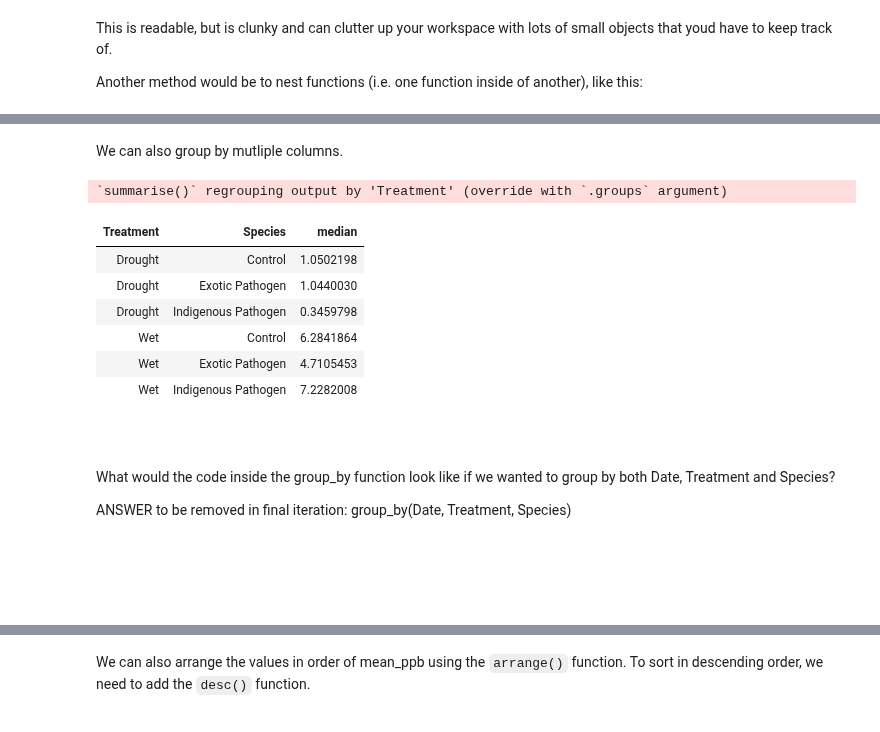
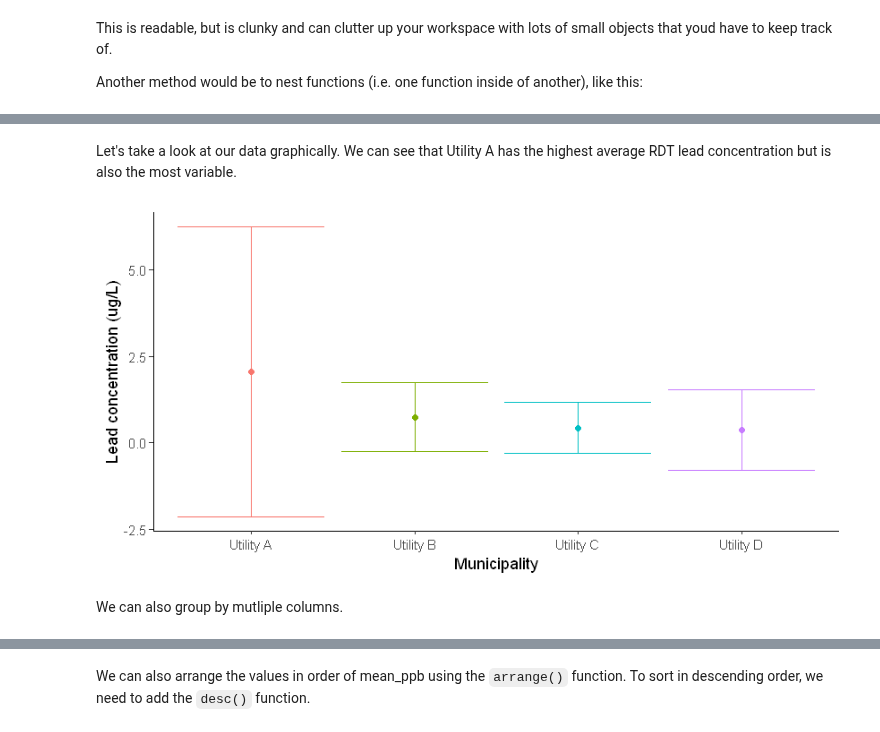
Before and after one commit to Diego-Ibarra/biol3782, a Jupyter notebook: week5/advanced_data_manipulation - JL edited version.ipynb, the cells around one changed output, grey strips where cells are left out. Drawn from its saved outputs; the diff is of its cells as text; code cells hidden in the pictures.

```diff
--- a/week5/advanced_data_manipulation - JL edited version.ipynb
+++ b/week5/advanced_data_manipulation - JL edited version.ipynb
@@ -167,3 +112,5 @@ combined_data <- left_join(photosynthesis,conductivity,
+# %%
+combined_lead <- left_join(survey,compliance, by =c("Address", "Date_sampled", "Municipality"))
 # %% [markdown]
 Let's look at the combined dataset below
 # %%
@@ -712,23 +385,17 @@ guides(fill=FALSE)
+# %% [markdown]
+Let's take a look at our data graphically. We can see that Utility A has the highest average RDT lead concentration but is also the most variable.
+# %%
+combined_lead %>%
+  group_by(Municipality) %>%
+  summarize(mean_ppb = mean(RDT_ppb, na.rm = TRUE),
+           dev_ppb=sd(RDT_ppb, na.rm = TRUE)) %>%
+ggplot(aes(color=Municipality))+
+geom_point(aes(x=Municipality, y=mean_ppb, color=Municipality))+
+geom_errorbar(aes(x=Municipality,ymin=mean_ppb-dev_ppb, ymax=mean_ppb+dev_ppb))+
+theme_classic()+
+labs(y="Lead concentration (ug/L)")+
+guides(color=FALSE)
+# %% [output]
+[figure, added]
 # %% [markdown]
 We can also group by mutliple columns.
-# %%
-data_filtered %>%
-group_by(Treatment, Species) %>%
-summarize(median=median(Photosynthesis))
-# %% [output]
-`summarise()` regrouping output by 'Treatment' (override with `.groups` argument)
-| Treatment | Species | median |
-| Drought | Control | 1.0502198 |
-| Drought | Exotic Pathogen | 1.0440030 |
-| Drought | Indigenous Pathogen | 0.3459798 |
-| Wet | Control | 6.2841864 |
-| Wet | Exotic Pathogen | 4.7105453 |
-| Wet | Indigenous Pathogen | 7.2282008 |
-# %% [markdown]
-<div class="Q"><br><br>
-
-What would the code inside the group_by function look like if we wanted to group by both Date, Treatment and Species?
-
-ANSWER to be removed in final iteration: group_by(Date, Treatment, Species) <br><br>
-
-<br><br><div class="qhelp"></div></div>
```
Also changed, not shown: parts of 128 cells of this notebook, 8 other files.
